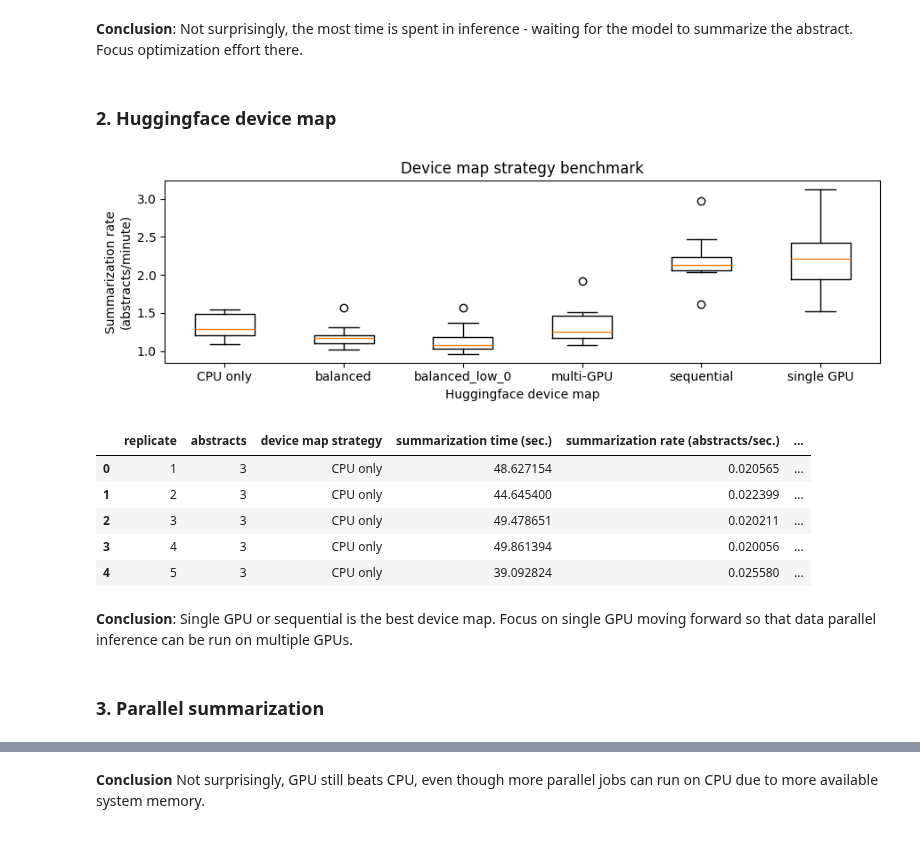
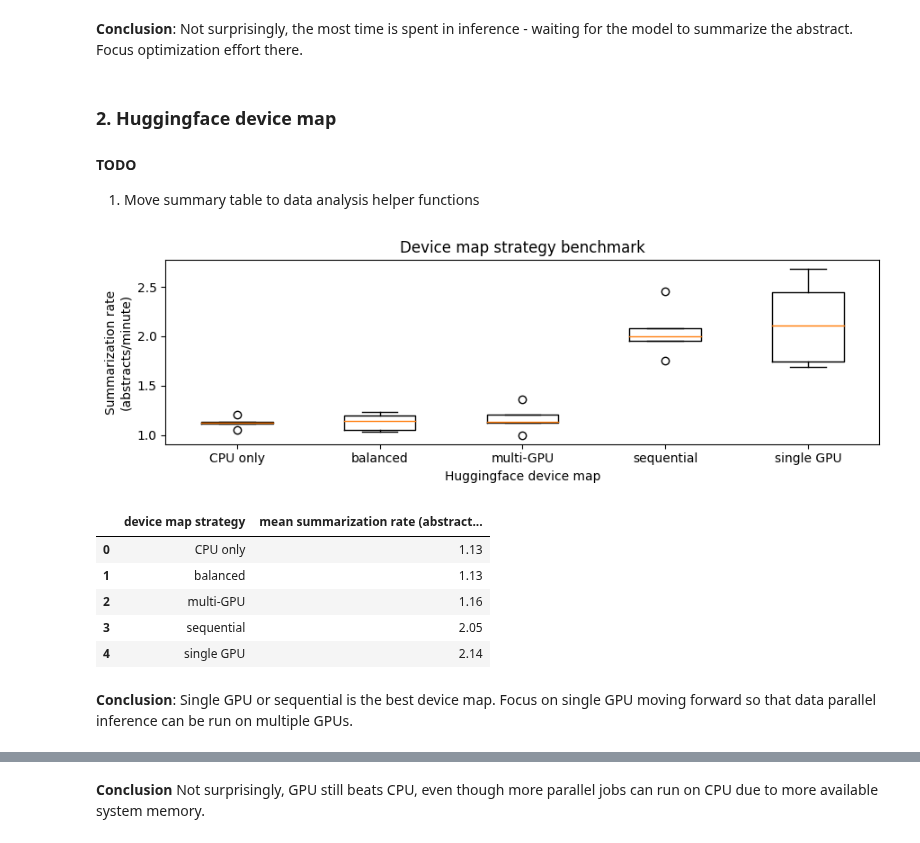
Before and after one commit to gperdrizet/PUBSUM, a Jupyter notebook: pubsum/notebooks/benchmarking_results.ipynb, the cells around one changed output, grey strips where cells are left out. Saved outputs shown, nothing was run; the diff lists cells and outputs as text; code cells hidden in the pictures.

```diff
--- a/pubsum/notebooks/benchmarking_results.ipynb
+++ b/pubsum/notebooks/benchmarking_results.ipynb
@@ -22,20 +34,23 @@ data.head()
 **Conclusion**: Not surprisingly, the most time is spent in inference - waiting for the model to summarize the abstract. Focus optimization effort there.
 # %% [markdown]
 ### 2. Huggingface device map
+#### TODO
+1. Move summary table to data analysis helper functions
-# %%
-data, plt = plot_funcs.device_map_plot('../benchmarks/huggingface_device_map/results.csv')
-
-plt.show()
-data.head()
-# %% [output]
-[figure, removed]
-|  | replicate | abstracts | device map strategy | summarization time (sec.) | summarization rate (abstracts/sec.) | ... |
-| 0 | 1 | 3 | CPU only | 48.627154 | 0.020565 | ... |
-| 1 | 2 | 3 | CPU only | 44.645400 | 0.022399 | ... |
-| 2 | 3 | 3 | CPU only | 49.478651 | 0.020211 | ... |
-| 3 | 4 | 3 | CPU only | 49.861394 | 0.020056 | ... |
-| 4 | 5 | 3 | CPU only | 39.092824 | 0.025580 | ... |
+# %%
+data, plt = plot_funcs.device_map_plot('../benchmarks/huggingface_device_map/results.csv')
+
+plt.show()
+
+table = data.groupby(['device map strategy'])['summarization rate (abstracts/min.)'].mean().round(2)
+table = pd.DataFrame({'device map strategy':table.index, 'mean summarization rate (abstracts/min.)':table.values})
+table
+# %% [output]
+[figure, added]
+|  | device map strategy | mean summarization rate (abstract... |
+| 0 | CPU only | 1.13 |
+| 1 | balanced | 1.13 |
+| 2 | multi-GPU | 1.16 |
+| 3 | sequential | 2.05 |
+| 4 | single GPU | 2.14 |
 # %% [markdown]
 **Conclusion**: Single GPU or sequential is the best device map. Focus on single GPU moving forward so that data parallel inference can be run on multiple GPUs.
-# %% [markdown]
-### 3. Parallel summarization
```
Also changed, not shown: parts of 23 cells of this notebook.
